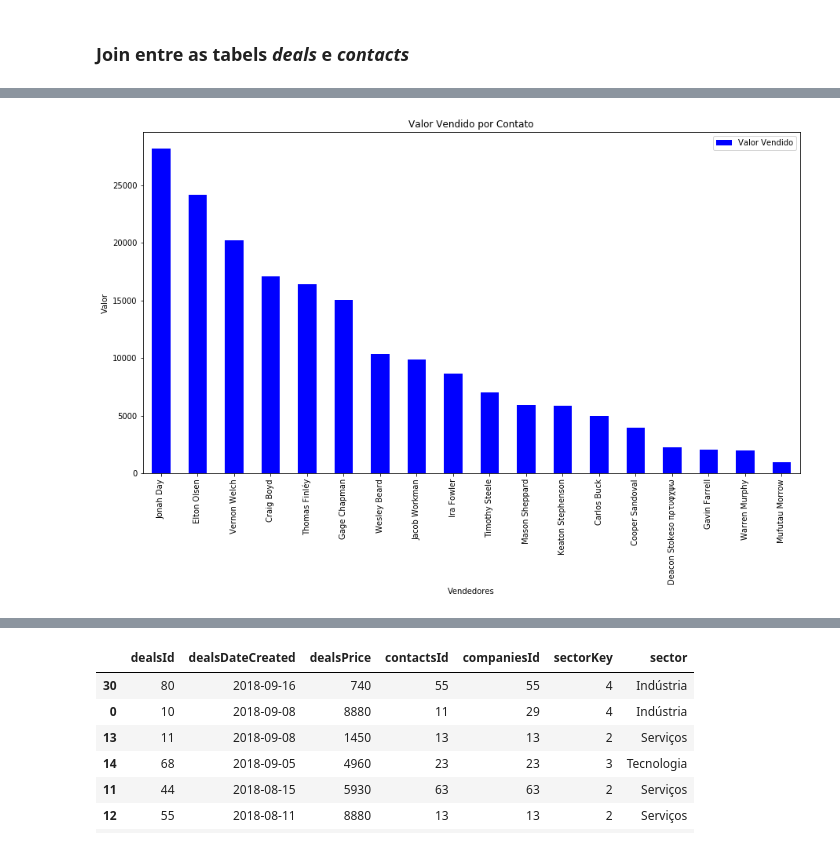
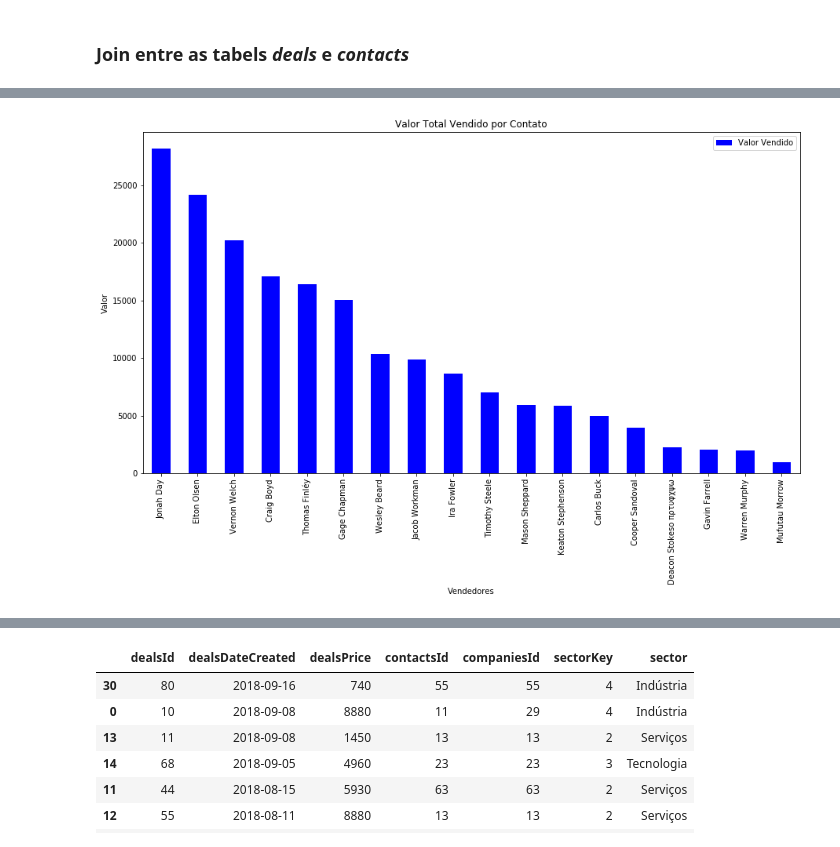
Before and after one commit to brunocampos01/data-engineering, a Jupyter notebook: indicium/DESAFIO ESTÁGIO DATA ENGINEERING.ipynb, the cells around one changed output, grey strips where cells are left out. Drawn from its saved outputs; the diff is of its cells as text; code cells hidden in the pictures.

```diff
--- a/indicium/DESAFIO ESTÁGIO DATA ENGINEERING.ipynb
+++ b/indicium/DESAFIO ESTÁGIO DATA ENGINEERING.ipynb
@@ -195,7 +197,7 @@ Número de linhas descartadas em companies: 26
 # O join vai servir para mapear o nome dos contacts
 # vai auxiliar na exibição do gráfico com os nomes dos contacts
 
-colunas_necessarias_contacts = ['contactsId','contactsName', 'contactsDateCreated' ]
+colunas_necessarias_contacts = ['contactsId','contactsName']
 deals_contacts = pd.merge(deals, contacts[colunas_necessarias_contacts], left_on='contactsId', right_on='contactsId')
 deals_contacts
 # %% [output]
@@ -225,16 +227,15 @@ plt.rcParams['figure.figsize'] = (15, 8)
 # %%
 # organização dos dados
 n_vendas_contato = deals_contacts.groupby('contactsName')['dealsPrice'].sum().sort_values(ascending=False)
 
 # visualização do gráfico
 n_vendas_contato = n_vendas_contato.plot(kind='bar', color='blue', label='Valor Vendido')
-
 plt.xlabel('Vendedores')
 plt.ylabel('Valor')
-plt.title("Valor Vendido por Contato")
+plt.title("Valor Total Vendido por Contato")
 plt.legend(loc="upper right")
 plt.legend()
 plt.show()
 # %% [output]
-[figure, old version]
+[figure, new version]
 # %%
```
Also changed, not shown: parts of 17 cells of this notebook, 2 other files.
